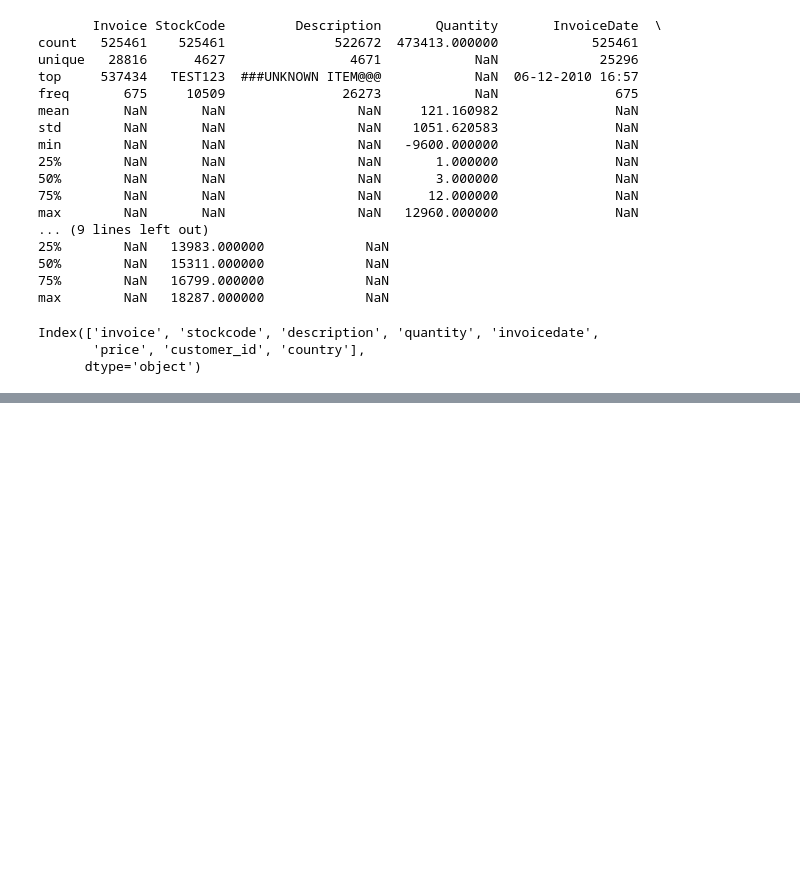
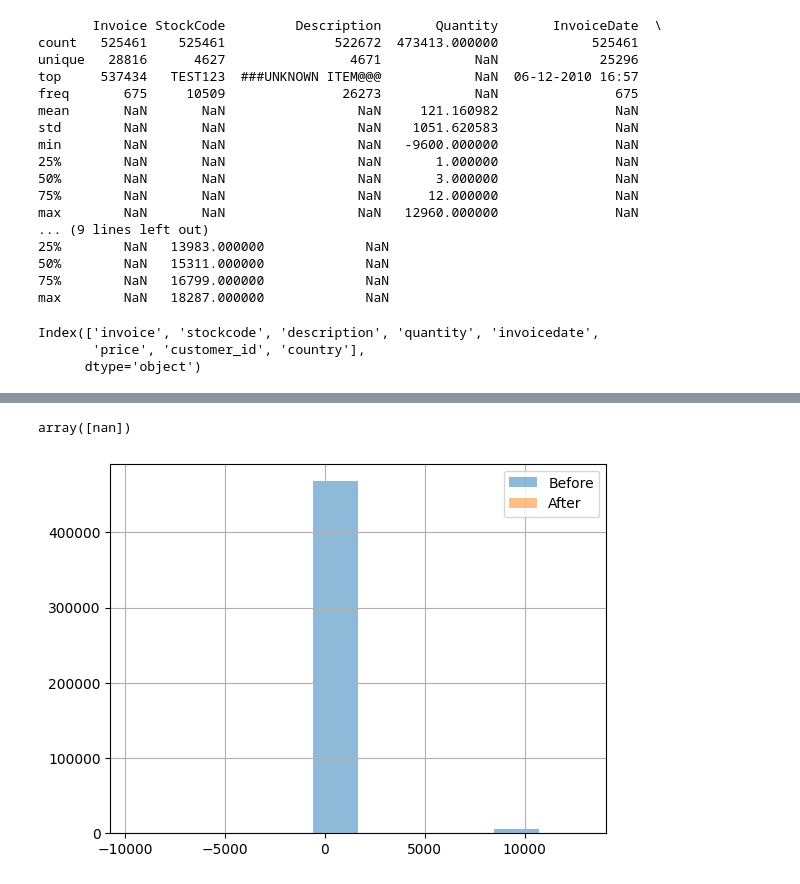
Before and after one commit to abh616/noisy_data_proc_prac, a Jupyter notebook: cleaning_noisy.ipynb, the cells around one changed output, grey strips where cells are left out. Saved outputs shown, nothing was run; the diff lists cells and outputs as text; code cells hidden in the pictures; blank space fills up the shorter version.

Commit message:
completed cleaning online_retail

```diff
--- a/cleaning_noisy.ipynb
+++ b/cleaning_noisy.ipynb
@@ -74,0 +417,7 @@ Index(['invoice', 'stockcode', 'description', 'quantity', 'invoicedate',
+# %%
+df["country"] = df["country"].replace({
+    "usa": "united states",
+    "rsa": "south africa",
+    "eire": "ireland",
+    "korea": "south korea"
+})
@@ -74,0 +428,2 @@ Index(['invoice', 'stockcode', 'description', 'quantity', 'invoicedate',
+# %%
+df=df[df["country"] != "unspecified"]
@@ -74,0 +527,2 @@ Index(['invoice', 'stockcode', 'description', 'quantity', 'invoicedate',
+# %%
+bf= pd.read_csv("online_retail_noisy.csv")
@@ -74,0 +607,4 @@ Index(['invoice', 'stockcode', 'description', 'quantity', 'invoicedate',
+# %%
+bf[qty_numeric.isnull()]["Quantity"].unique()[:20]
+# %% [output]
+array([nan])
@@ -74,0 +639,8 @@ Index(['invoice', 'stockcode', 'description', 'quantity', 'invoicedate',
+# %%
+plt.figure()
+bf["Quantity"].hist(alpha=0.5, label="Before")
+df["quantity"].hist(alpha=0.5, label="After")
+plt.legend()
+plt.show()
+# %% [output]
+[figure, added]
```
Also changed, not shown: parts of 85 cells of this notebook.
